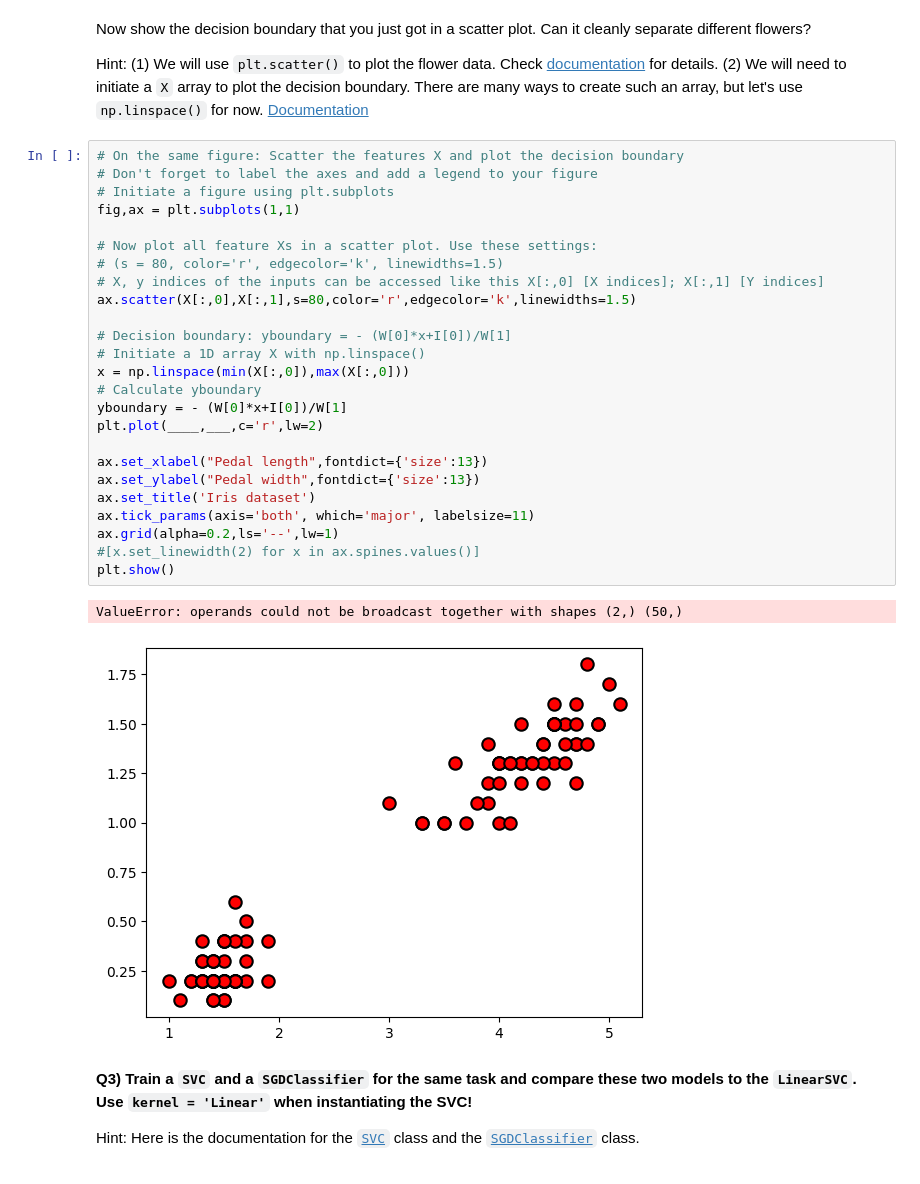
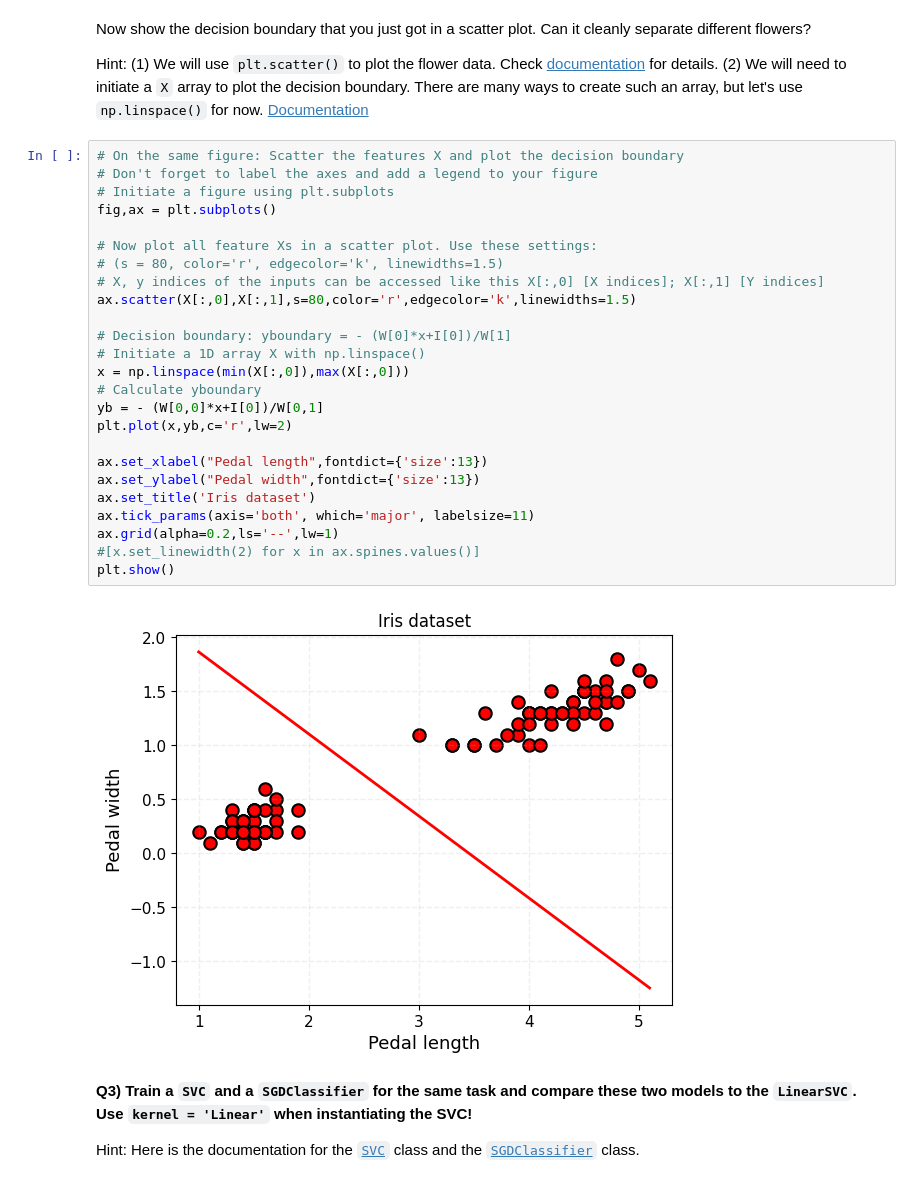
Before and after one commit to Gibrandib/ML_notebook, a Jupyter notebook: Labs/S2_1_SVM.ipynb, the cells around one changed output. Cells and saved outputs as stored; diff of their text form.

```diff
--- a/Labs/S2_1_SVM.ipynb
+++ b/Labs/S2_1_SVM.ipynb
@@ -83,31 +93,30 @@ Hint: (1) We will use `plt.scatter()` to plot the flower data. Check [documentat
 # %%
 # On the same figure: Scatter the features X and plot the decision boundary
 # Don't forget to label the axes and add a legend to your figure
 # Initiate a figure using plt.subplots
-fig,ax = plt.subplots(1,1)
+fig,ax = plt.subplots()
 
 # Now plot all feature Xs in a scatter plot. Use these settings:
 # (s = 80, color='r', edgecolor='k', linewidths=1.5)
 # X, y indices of the inputs can be accessed like this X[:,0] [X indices]; X[:,1] [Y indices]
 ax.scatter(X[:,0],X[:,1],s=80,color='r',edgecolor='k',linewidths=1.5)
 
 # Decision boundary: yboundary = - (W[0]*x+I[0])/W[1]
 # Initiate a 1D array X with np.linspace()
 x = np.linspace(min(X[:,0]),max(X[:,0]))
 # Calculate yboundary
-yboundary = - (W[0]*x+I[0])/W[1]
-plt.plot(____,___,c='r',lw=2)
+yb = - (W[0,0]*x+I[0])/W[0,1]
+plt.plot(x,yb,c='r',lw=2)
 
 ax.set_xlabel("Pedal length",fontdict={'size':13})
 ax.set_ylabel("Pedal width",fontdict={'size':13})
 ax.set_title('Iris dataset')
 ax.tick_params(axis='both', which='major', labelsize=11)
 ax.grid(alpha=0.2,ls='--',lw=1)
 #[x.set_linewidth(2) for x in ax.spines.values()]
 plt.show()
 # %% [output]
-ValueError: operands could not be broadcast together with shapes (2,) (50,)
-[figure, old version]
+[figure, new version]
 # %% [markdown]
 **Q3) Train a `SVC` and a `SGDClassifier` for the same task and compare these two models to the `LinearSVC`. Use `kernel = 'Linear'` when instantiating the SVC!**
 
```
Also changed, not shown: parts of 4 cells of this notebook.
